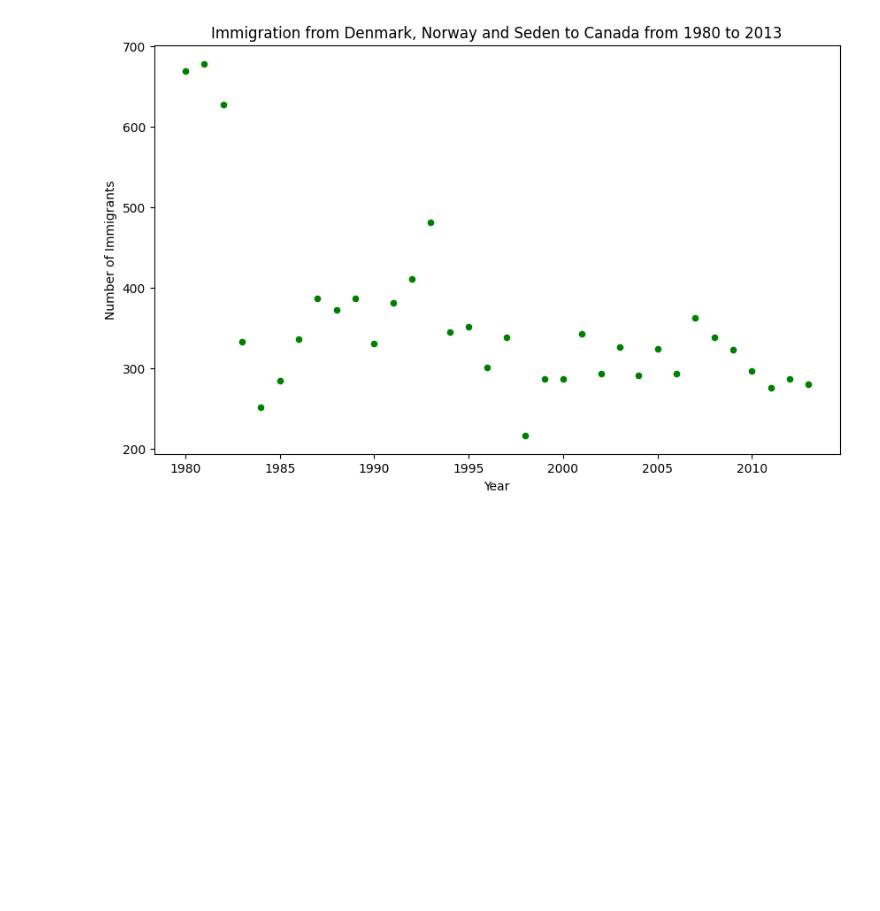
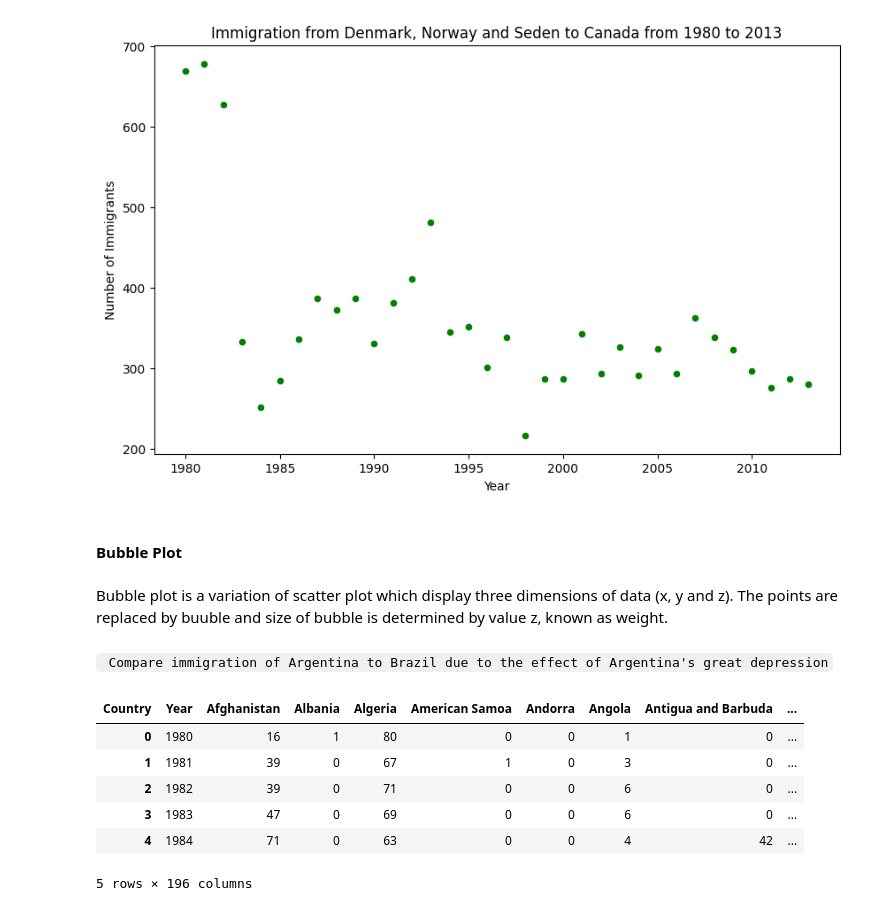
Before and after one commit to Mohwit/Data-Visualization, a Jupyter notebook: PieChart_BoxPlot_ScatterPlot_BubblePlot.ipynb, the cells around one changed output. Cells and saved outputs as stored; diff of their text form; code cells hidden in the pictures; blank space fills up the shorter version.

````diff
--- a/PieChart_BoxPlot_ScatterPlot_BubblePlot.ipynb
+++ b/PieChart_BoxPlot_ScatterPlot_BubblePlot.ipynb
@@ -664,3 +664,10 @@ plt.ylabel('Number of Immigrants')
 plt.show()
 # %% [output]
 [figure]
+# %% [markdown]
+#### Bubble Plot
+# %% [markdown]
+Bubble plot is a variation of scatter plot which display three dimensions of data (x, y and z). </br>
+The points are replaced by buuble and size of bubble is determined by value z, known as weight.
+# %% [markdown]
+``` Compare immigration of Argentina to Brazil due to the effect of Argentina's great depression```
@@ -666,0 +680,11 @@ plt.show()
+# %%
+#viwing the changes in data frame
+df_transpose.head()
+# %% [output]
+| Country | Year | Afghanistan | Albania | Algeria | American Samoa | Andorra | Angola | Antigua and Barbuda | ... |
+| 0 | 1980 | 16 | 1 | 80 | 0 | 0 | 1 | 0 | ... |
+| 1 | 1981 | 39 | 0 | 67 | 1 | 0 | 3 | 0 | ... |
+| 2 | 1982 | 39 | 0 | 71 | 0 | 0 | 6 | 0 | ... |
+| 3 | 1983 | 47 | 0 | 69 | 0 | 0 | 6 | 0 | ... |
+| 4 | 1984 | 71 | 0 | 63 | 0 | 0 | 4 | 42 | ... |
+5 rows × 196 columns
````
Also changed, not shown: parts of 9 cells of this notebook.
